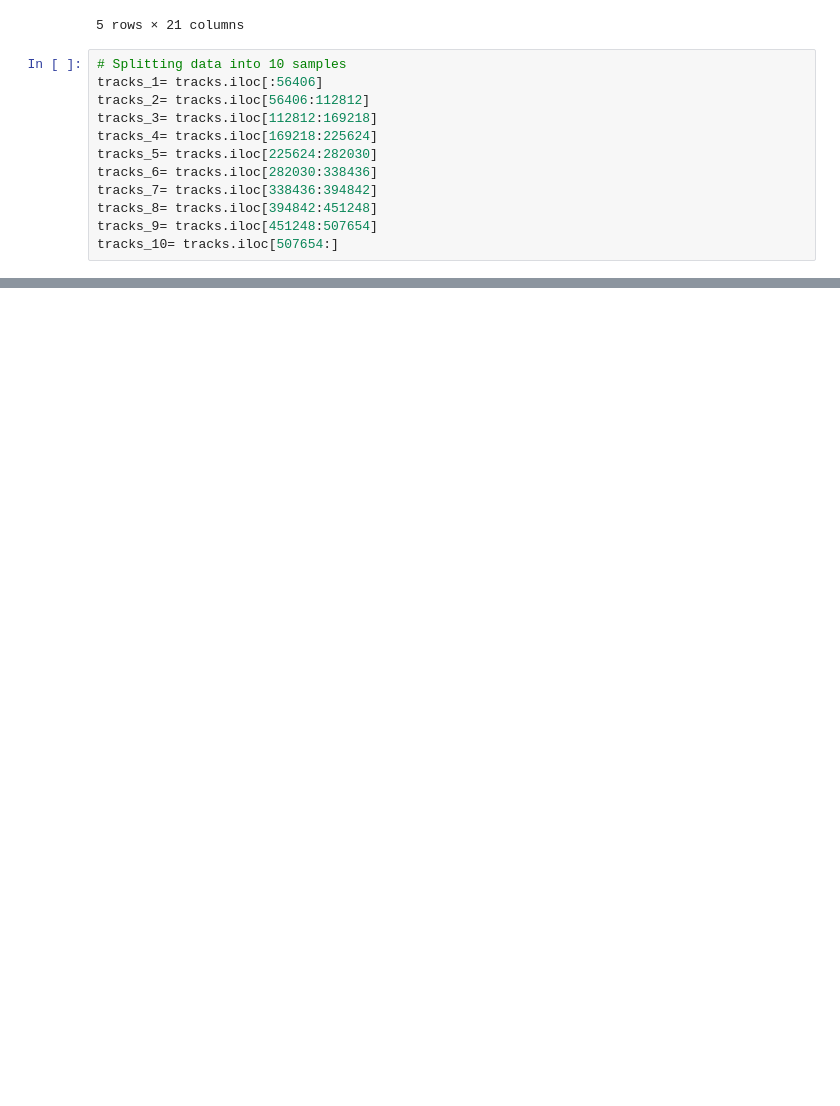
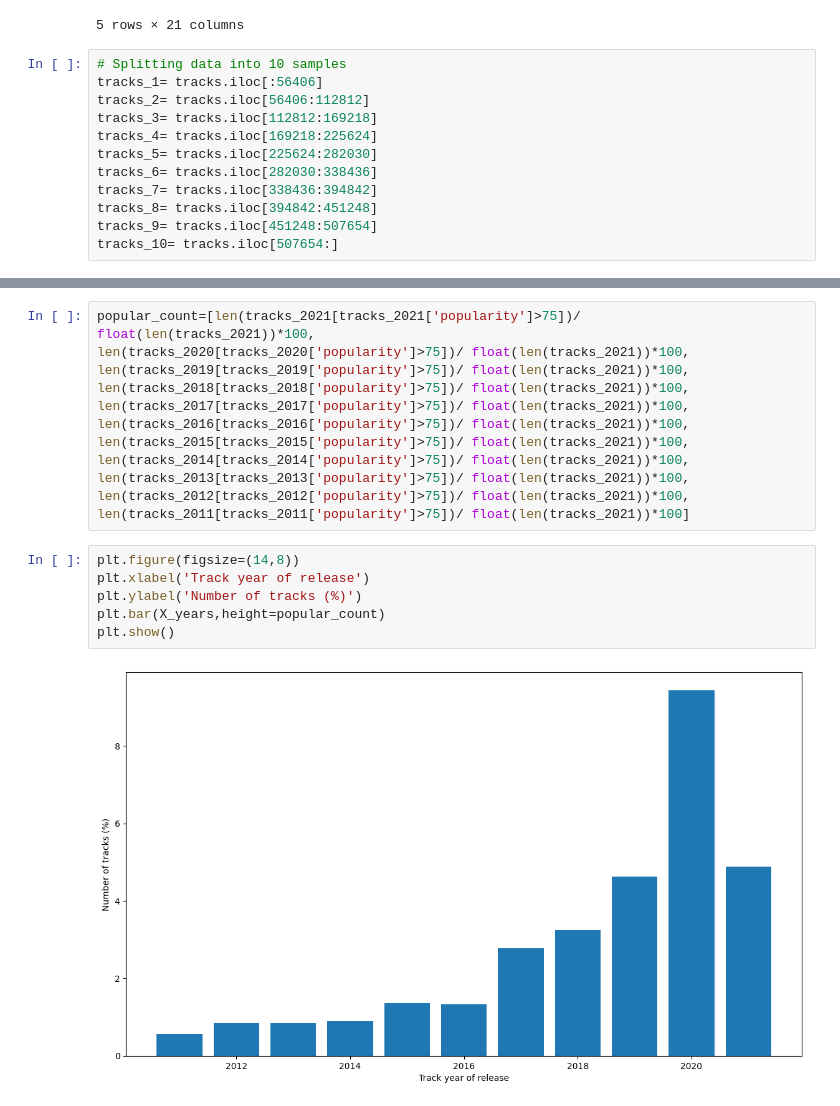
Before and after one commit to dmassonfr/Spotify_hit_predictor, a Jupyter notebook: notebooks/Exploratoy analysis of target.ipynb, the cells around one changed output, grey strips where cells are left out. Saved outputs shown, nothing was run; the diff lists cells and outputs as text; blank space fills up the shorter version.

```diff
--- a/notebooks/Exploratoy analysis of target.ipynb
+++ b/notebooks/Exploratoy analysis of target.ipynb
@@ -94,0 +258,20 @@ print(f' Percentage of popular tracks in 10th sample: {float(len(tracks_10[track
+# %%
+popular_count=[len(tracks_2021[tracks_2021['popularity']>75])/ float(len(tracks_2021))*100,
+len(tracks_2020[tracks_2020['popularity']>75])/ float(len(tracks_2021))*100,
+len(tracks_2019[tracks_2019['popularity']>75])/ float(len(tracks_2021))*100,
+len(tracks_2018[tracks_2018['popularity']>75])/ float(len(tracks_2021))*100,
+len(tracks_2017[tracks_2017['popularity']>75])/ float(len(tracks_2021))*100,
+len(tracks_2016[tracks_2016['popularity']>75])/ float(len(tracks_2021))*100,
+len(tracks_2015[tracks_2015['popularity']>75])/ float(len(tracks_2021))*100,
+len(tracks_2014[tracks_2014['popularity']>75])/ float(len(tracks_2021))*100,
+len(tracks_2013[tracks_2013['popularity']>75])/ float(len(tracks_2021))*100,
+len(tracks_2012[tracks_2012['popularity']>75])/ float(len(tracks_2021))*100,
+len(tracks_2011[tracks_2011['popularity']>75])/ float(len(tracks_2021))*100]
+# %%
+plt.figure(figsize=(14,8))
+plt.xlabel('Track year of release')
+plt.ylabel('Number of tracks (%)')
+plt.bar(X_years,height=popular_count)
+plt.show()
+# %% [output]
+[figure, added]
```
Also changed, not shown: parts of 13 cells of this notebook.
